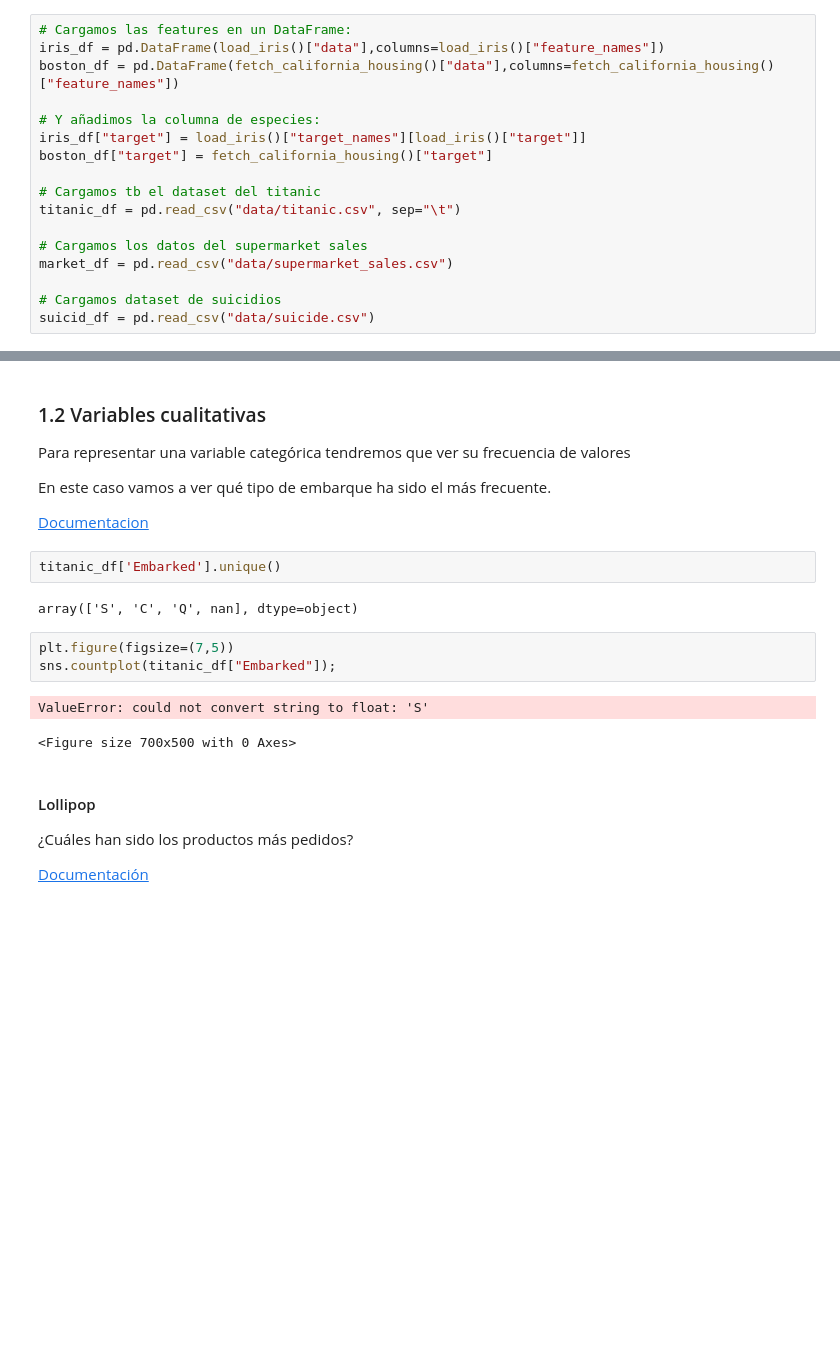
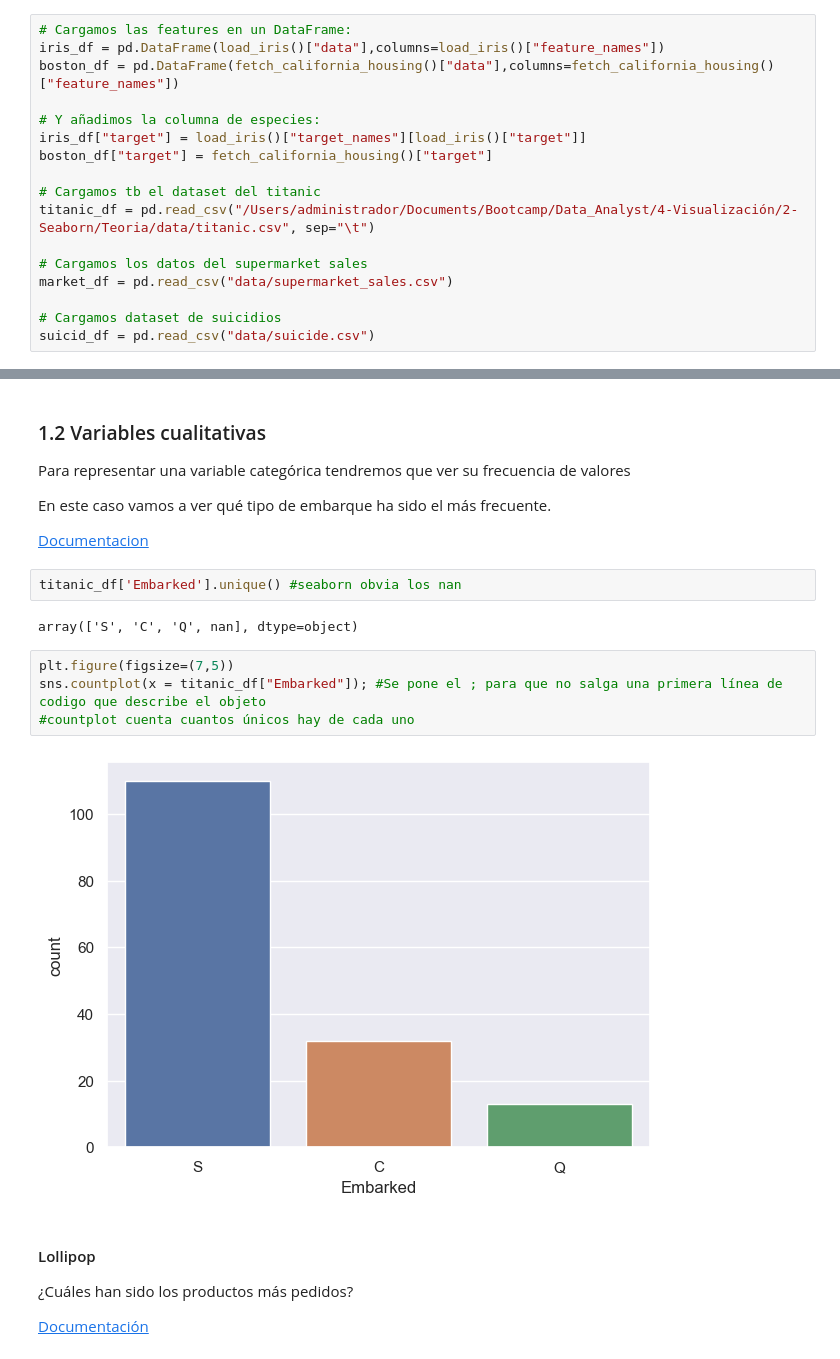
Before and after one commit to josemanuelgonzalezfornell/Data_Analyst, a Jupyter notebook: 4-Visualización/2-Seaborn/Teoria/EDA_Seaborn.ipynb, the cells around one changed output, grey strips where cells are left out. Saved outputs shown, nothing was run; the diff lists cells and outputs as text; blank space fills up the shorter version.

Commit message:
Se han realizado los apuntes de Seaborn

```diff
--- a/4-Visualización/2-Seaborn/Teoria/EDA_Seaborn.ipynb
+++ b/4-Visualización/2-Seaborn/Teoria/EDA_Seaborn.ipynb
@@ -87,7 +66,7 @@ iris_df["target"] = load_iris()["target_names"][load_iris()["target"]]
 boston_df["target"] = fetch_california_housing()["target"]
 
 # Cargamos tb el dataset del titanic
-titanic_df = pd.read_csv("data/titanic.csv", sep="\t")
+titanic_df = pd.read_csv("/Users/administrador/Documents/Bootcamp/Data_Analyst/4-Visualización/2-Seaborn/Teoria/data/titanic.csv", sep="\t")
 
 # Cargamos los datos del supermarket sales
 market_df = pd.read_csv("data/supermarket_sales.csv")
@@ -272,15 +251,15 @@ En este caso vamos a ver qué tipo de embarque ha sido el más frecuente.
 
 [Documentacion](https://seaborn.pydata.org/generated/seaborn.countplot.html)
 # %%
-titanic_df['Embarked'].unique()
+titanic_df['Embarked'].unique() #seaborn obvia los nan
 # %% [output]
 array(['S', 'C', 'Q', nan], dtype=object)
-# %%
-plt.figure(figsize=(7,5))
-sns.countplot(titanic_df["Embarked"]);
-# %% [output]
-ValueError: could not convert string to float: 'S'
-<Figure size 700x500 with 0 Axes>
+# %%
+plt.figure(figsize=(7,5))
+sns.countplot(x = titanic_df["Embarked"]); #Se pone el ; para que no salga una primera línea de codigo que describe el objeto
+#countplot cuenta cuantos únicos hay de cada uno
+# %% [output]
+[figure, added]
 # %% [markdown]
 #### Lollipop
 
```
Also changed, not shown: parts of 20 cells of this notebook.
